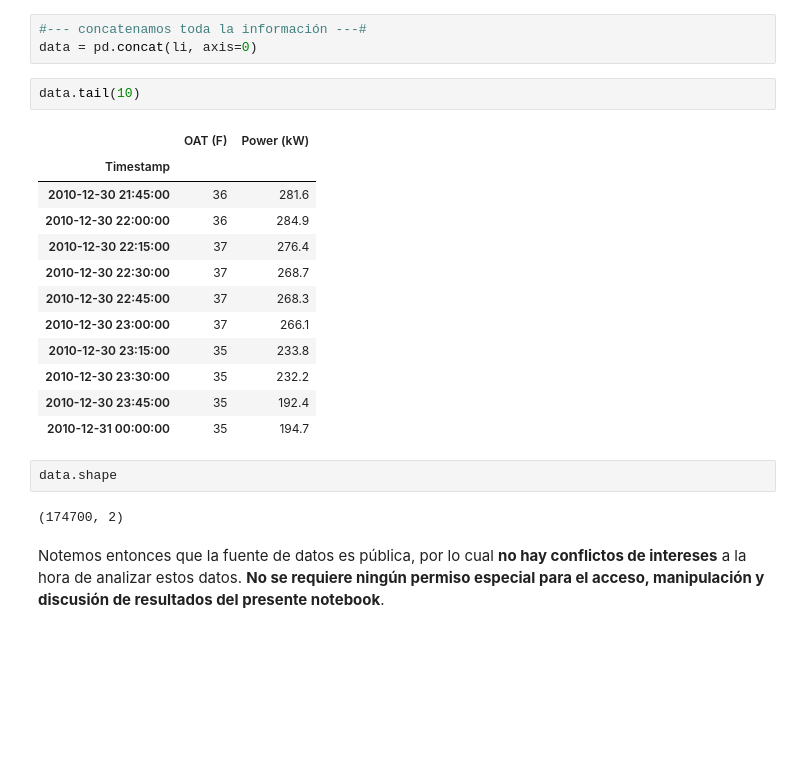
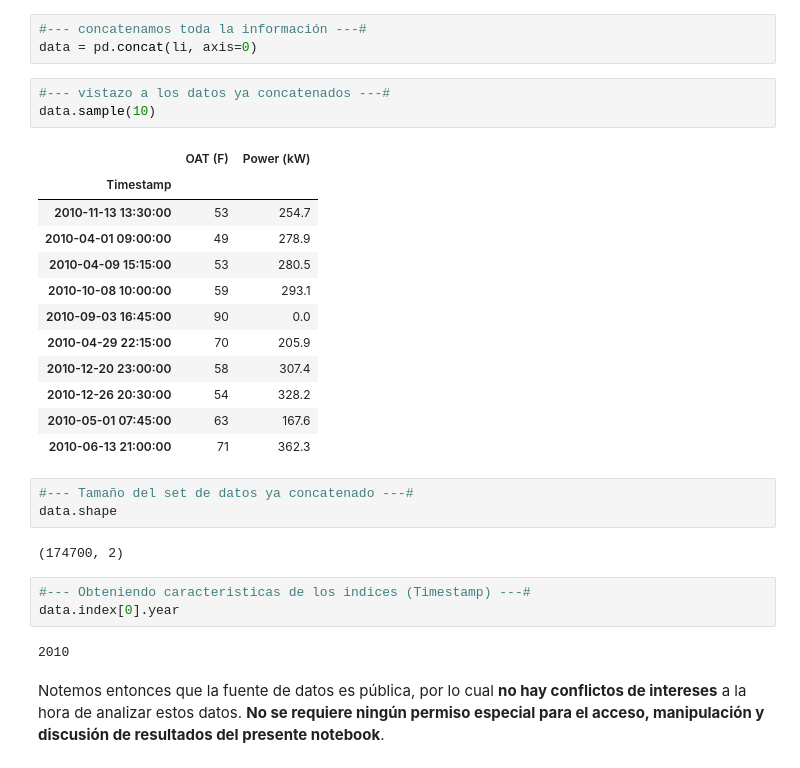
Before and after one commit to nicolerivera1/Statistical_Learning, a Jupyter notebook: linear_regression.ipynb, the cells around one changed output. Drawn from its saved outputs; the diff is of its cells as text; blank space fills up the shorter version.

```diff
--- a/linear_regression.ipynb
+++ b/linear_regression.ipynb
@@ -55,25 +57,32 @@ li[0].shape
 # %%
 #--- concatenamos toda la información ---#
 data = pd.concat(li, axis=0)
-# %%
-data.tail(10)
-# %% [output]
-|  | OAT (F) | Power (kW) |
-| Timestamp |  |  |
-| 2010-12-30 21:45:00 | 36 | 281.6 |
-| 2010-12-30 22:00:00 | 36 | 284.9 |
-| 2010-12-30 22:15:00 | 37 | 276.4 |
-| 2010-12-30 22:30:00 | 37 | 268.7 |
-| 2010-12-30 22:45:00 | 37 | 268.3 |
-| 2010-12-30 23:00:00 | 37 | 266.1 |
-| 2010-12-30 23:15:00 | 35 | 233.8 |
-| 2010-12-30 23:30:00 | 35 | 232.2 |
-| 2010-12-30 23:45:00 | 35 | 192.4 |
-| 2010-12-31 00:00:00 | 35 | 194.7 |
-# %%
-data.shape
-# %% [output]
-(174700, 2)
+# %%
+#--- vistazo a los datos ya concatenados ---#
+data.sample(10)
+# %% [output]
+|  | OAT (F) | Power (kW) |
+| Timestamp |  |  |
+| 2010-11-13 13:30:00 | 53 | 254.7 |
+| 2010-04-01 09:00:00 | 49 | 278.9 |
+| 2010-04-09 15:15:00 | 53 | 280.5 |
+| 2010-10-08 10:00:00 | 59 | 293.1 |
+| 2010-09-03 16:45:00 | 90 | 0.0 |
+| 2010-04-29 22:15:00 | 70 | 205.9 |
+| 2010-12-20 23:00:00 | 58 | 307.4 |
+| 2010-12-26 20:30:00 | 54 | 328.2 |
+| 2010-05-01 07:45:00 | 63 | 167.6 |
+| 2010-06-13 21:00:00 | 71 | 362.3 |
+# %%
+#--- Tamaño del set de datos ya concatenado ---#
+data.shape
+# %% [output]
+(174700, 2)
+# %%
+#--- Obteniendo caracteristicas de los indices (Timestamp) ---#
+data.index[0].year
+# %% [output]
+2010
 # %% [markdown]
 Notemos entonces que la fuente de datos es pública, por lo cual __no hay conflictos de intereses__ a la hora de analizar estos datos. __No se requiere ningún permiso especial para el acceso, manipulación y discusión de resultados del presente notebook__.
 # %% [markdown]
```
Also changed, not shown: parts of 18 cells of this notebook.
